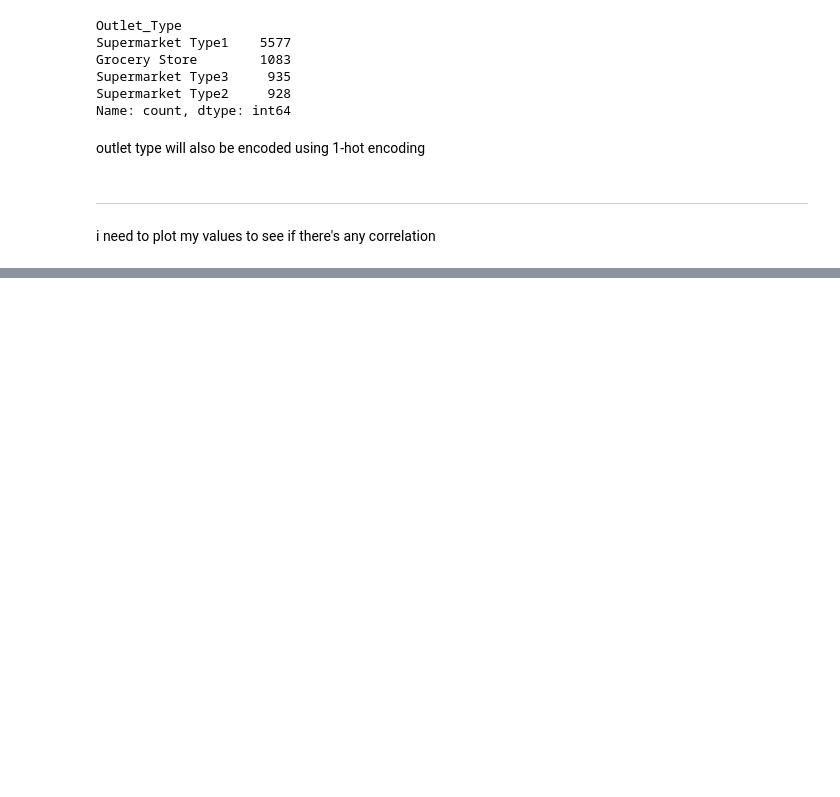
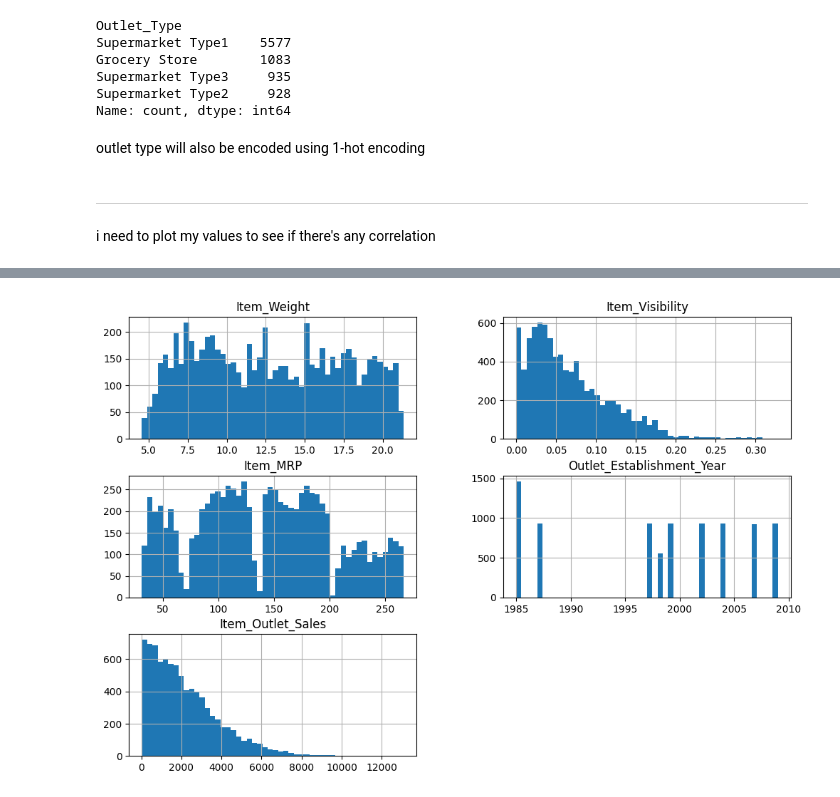
Before and after one commit to taniabuzykina/store-sales-prediction, a Jupyter notebook: code/data_exploration.ipynb, the cells around one changed output, grey strips where cells are left out. Drawn from its saved outputs; the diff is of its cells as text; code cells hidden in the pictures; blank space fills up the shorter version.

```diff
--- a/code/data_exploration.ipynb
+++ b/code/data_exploration.ipynb
@@ -140,0 +178,5 @@ i need to plot my values to see if there's any correlation
+# %%
+sales.hist(bins = 50, figsize=(12, 8))
+plt.show()
+# %% [output]
+[figure, added]
```
Also changed, not shown: parts of 9 cells of this notebook.
